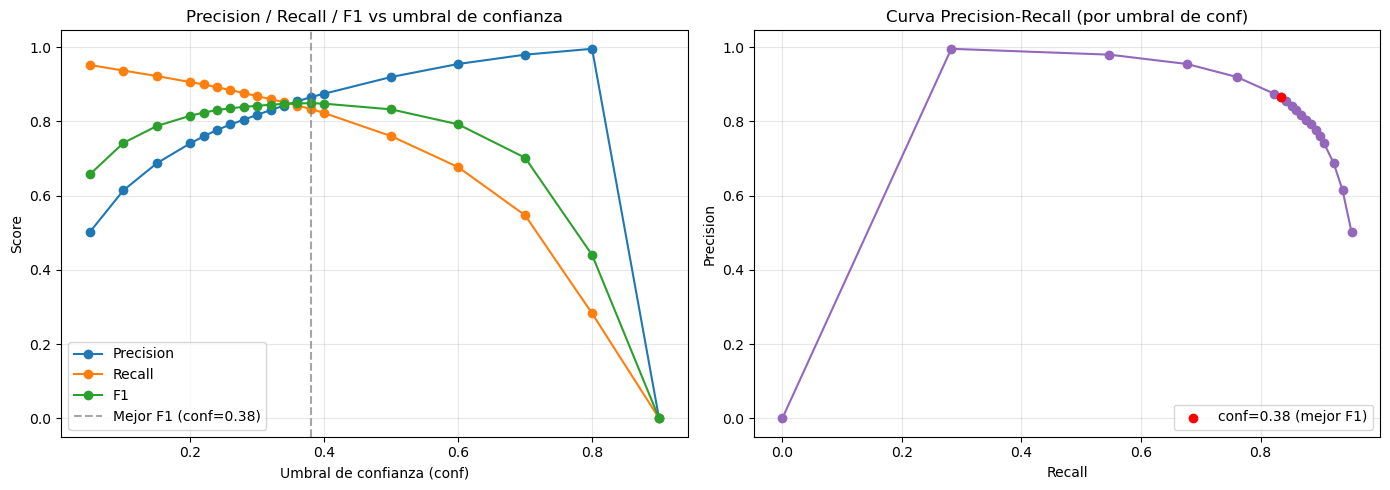
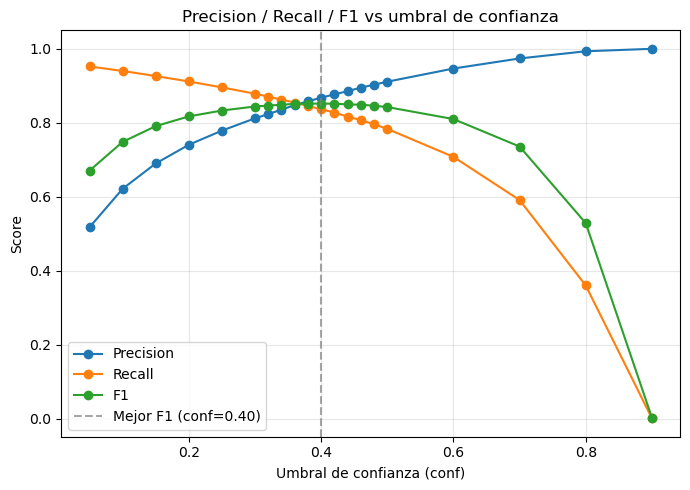
The notebook cell's code change between the first figure and the second:
--- before
+++ after
@@ -7,30 +7,33 @@
 best_conf = confs[best_idx]
 
-fig, axes = plt.subplots(1, 2, figsize=(14, 5))
-
 # Precision, Recall y F1 en función del umbral de confianza
-axes[0].plot(confs, precisions, marker="o", label="Precision")
-axes[0].plot(confs, recalls, marker="o", label="Recall")
-axes[0].plot(confs, f1s, marker="o", label="F1")
-axes[0].axvline(best_conf, color="gray", linestyle="--", alpha=0.7,
-                label=f"Mejor F1 (conf={best_conf:.2f})")
-axes[0].set_xlabel("Umbral de confianza (conf)")
-axes[0].set_ylabel("Score")
-axes[0].set_title("Precision / Recall / F1 vs umbral de confianza")
-axes[0].legend()
-axes[0].grid(alpha=0.3)
+fig1, ax1 = plt.subplots(figsize=(7, 5))
+ax1.plot(confs, precisions, marker="o", label="Precision")
+ax1.plot(confs, recalls, marker="o", label="Recall")
+ax1.plot(confs, f1s, marker="o", label="F1")
+ax1.axvline(best_conf, color="gray", linestyle="--", alpha=0.7,
+            label=f"Mejor F1 (conf={best_conf:.2f})")
+ax1.set_xlabel("Umbral de confianza (conf)")
+ax1.set_ylabel("Score")
+ax1.set_title("Precision / Recall / F1 vs umbral de confianza")
+ax1.legend()
+ax1.grid(alpha=0.3)
+plt.tight_layout()
+fig1.savefig("precision_recall_f1_vs_conf.pdf")
+plt.show()
 
 # Curva Precision-Recall propiamente dicha
+fig2, ax2 = plt.subplots(figsize=(7, 5))
 order = sorted(range(len(confs)), key=lambda i: recalls[i])
-axes[1].plot([recalls[i] for i in order], [precisions[i] for i in order], marker="o", color="tab:purple")
-axes[1].scatter([recalls[best_idx]], [precisions[best_idx]], color="red", zorder=5,
-                label=f"conf={best_conf:.2f} (mejor F1)")
-axes[1].set_xlabel("Recall")
-axes[1].set_ylabel("Precision")
-axes[1].set_title("Curva Precision-Recall (por umbral de conf)")
-axes[1].legend()
-axes[1].grid(alpha=0.3)
-
+ax2.plot([recalls[i] for i in order], [precisions[i] for i in order], marker="o", color="tab:purple")
+ax2.scatter([recalls[best_idx]], [precisions[best_idx]], color="red", zorder=5,
+            label=f"conf={best_conf:.2f} (mejor F1)")
+ax2.set_xlabel("Recall")
+ax2.set_ylabel("Precision")
+ax2.set_title("Curva Precision-Recall (por umbral de conf)")
+ax2.legend()
+ax2.grid(alpha=0.3)
 plt.tight_layout()
+fig2.savefig("precision_recall_curve.pdf")
 plt.show()
 

Commit: Actualiza analisis de seed variability y trade-off precision-recall, agrega benchmark de FPS